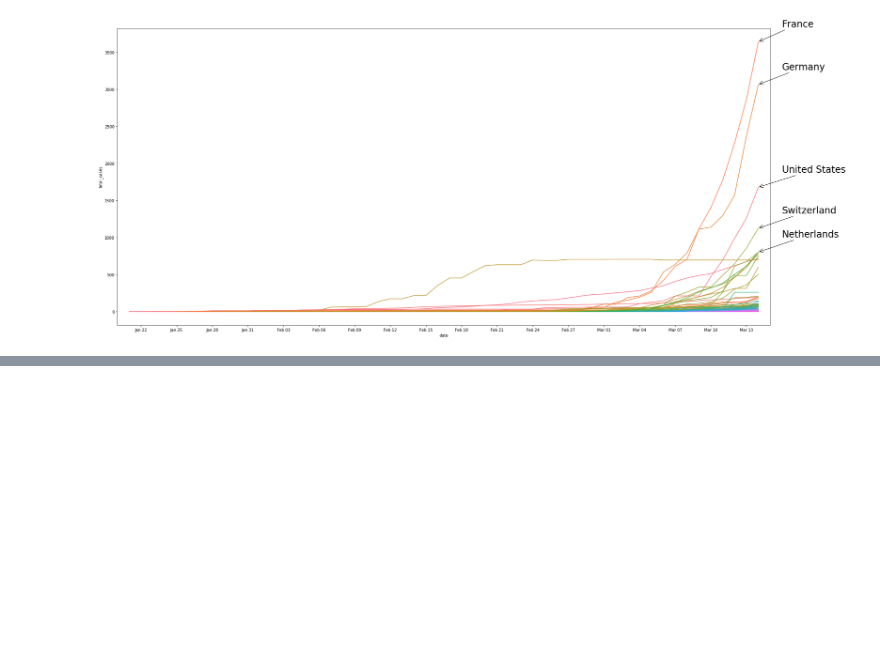
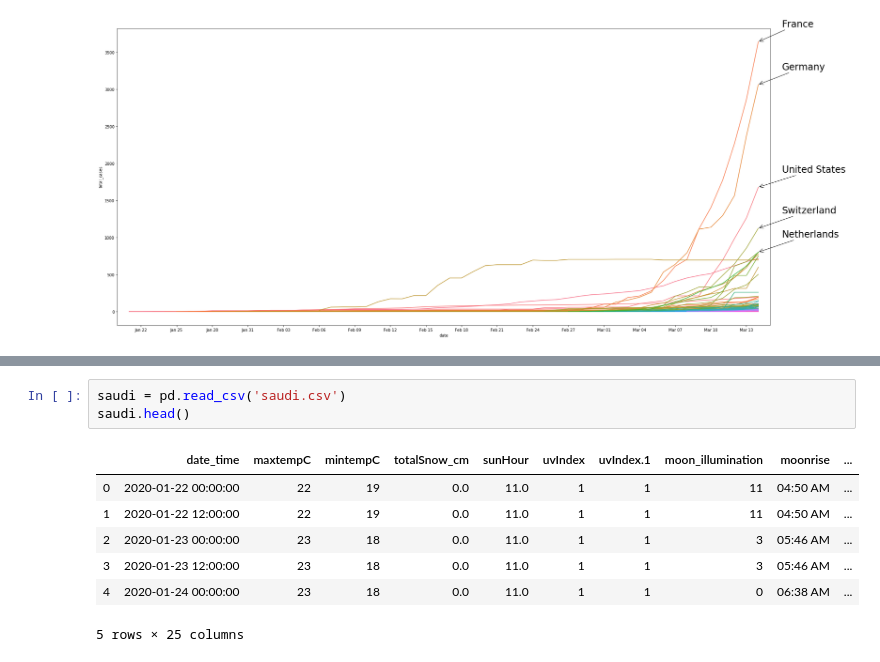
Before and after one commit to MohammedAlawami/corona-data-challenge, a Jupyter notebook: coronavirus_analysis.ipynb, the cells around one changed output, grey strips where cells are left out. Saved outputs shown, nothing was run; the diff lists cells and outputs as text; blank space fills up the shorter version.

```diff
--- a/coronavirus_analysis.ipynb
+++ b/coronavirus_analysis.ipynb
@@ -218,0 +282,11 @@ for i in range(5):
+# %%
+saudi = pd.read_csv('saudi.csv')
+saudi.head()
+# %% [output]
+|  | date_time | maxtempC | mintempC | totalSnow_cm | sunHour | uvIndex | uvIndex.1 | moon_illumination | moonrise | ... |
+| 0 | 2020-01-22 00:00:00 | 22 | 19 | 0.0 | 11.0 | 1 | 1 | 11 | 04:50 AM | ... |
+| 1 | 2020-01-22 12:00:00 | 22 | 19 | 0.0 | 11.0 | 1 | 1 | 11 | 04:50 AM | ... |
+| 2 | 2020-01-23 00:00:00 | 23 | 18 | 0.0 | 11.0 | 1 | 1 | 3 | 05:46 AM | ... |
+| 3 | 2020-01-23 12:00:00 | 23 | 18 | 0.0 | 11.0 | 1 | 1 | 3 | 05:46 AM | ... |
+| 4 | 2020-01-24 00:00:00 | 23 | 18 | 0.0 | 11.0 | 1 | 1 | 0 | 06:38 AM | ... |
+5 rows × 25 columns
```
Also changed, not shown: parts of 7 cells of this notebook, 4 other files.
